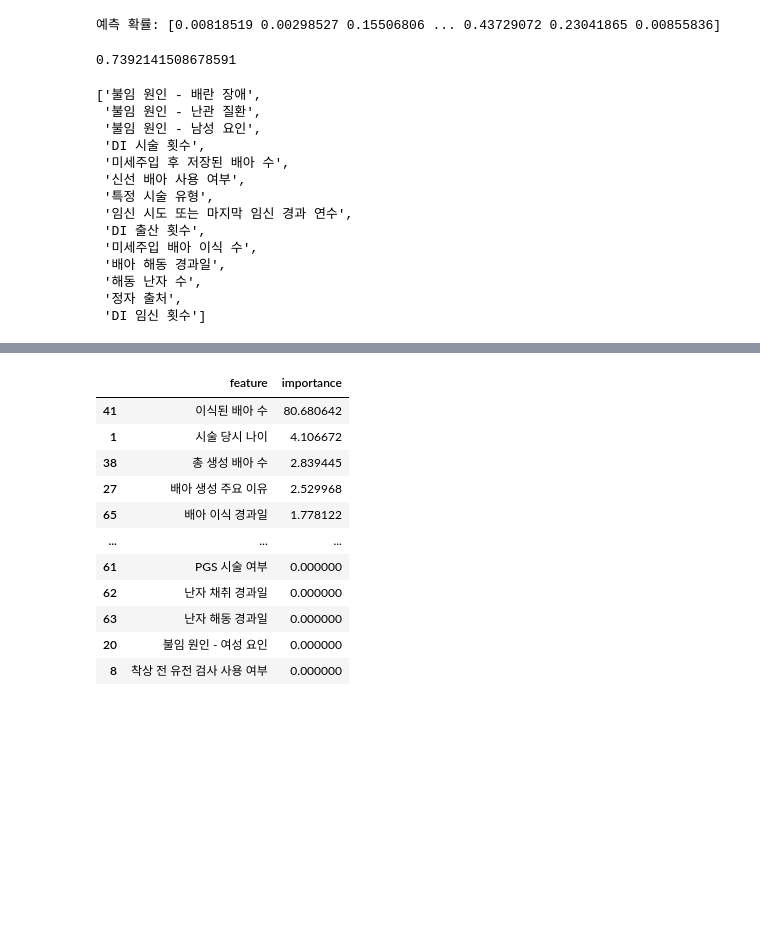
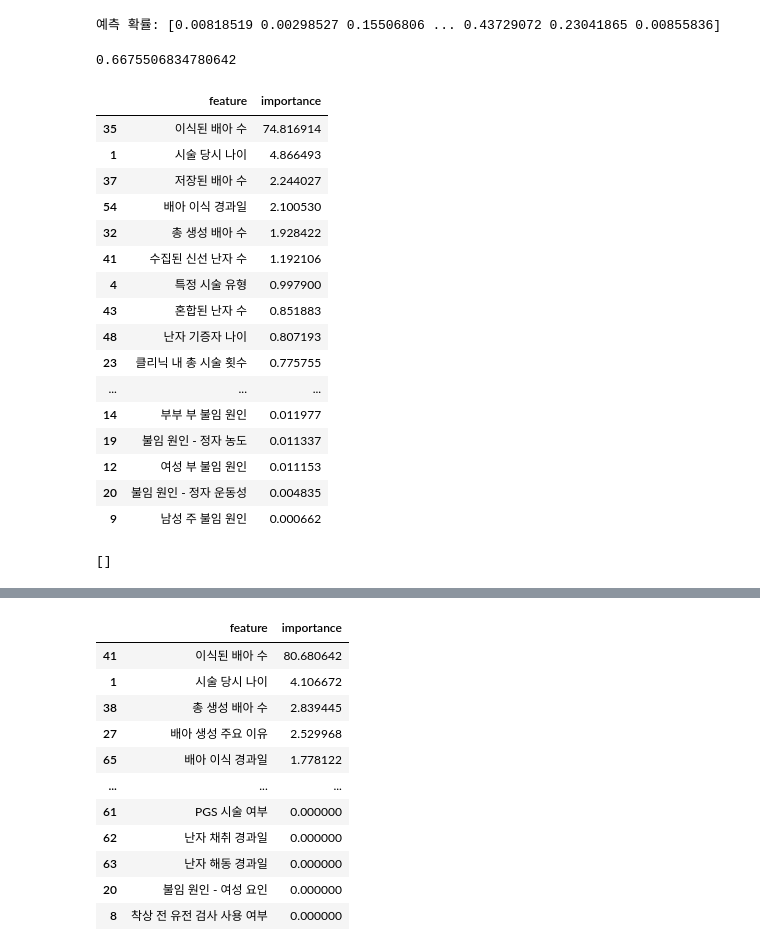
Before and after one commit to BBKN071/aimers, a Jupyter notebook: workspace/catboost_model.ipynb, the cells around one changed output, grey strips where cells are left out. Cells and saved outputs as stored; diff of their text form; code cells hidden in the pictures; blank space fills up the shorter version.

```diff
--- a/workspace/catboost_model.ipynb
+++ b/workspace/catboost_model.ipynb
@@ -258,7 +311,7 @@ sample_submission.to_csv('./submit/submit_26.csv', index=False)
 import pickle
 
 # 'model.pkl' 파일에 저장된 모델 파라미터를 불러오기
-with open('./best_params_cat_drop.pkl', 'rb') as f:
+with open('./best_params_cat_data_drop2.pkl', 'rb') as f:
     params = pickle.load(f)
 
 model = CatBoostClassifier(
@@ -270,41 +323,44 @@ model = CatBoostClassifier(
 )
 
 model.fit(
-        X_train, y_train,
-        eval_set=(X_valid, y_valid),
+        X_train_categoric, y_train,
+        eval_set=(X_valid_categoric, y_valid),
         early_stopping_rounds=20
 )
 
 importances = model.get_feature_importance()
-feature_names = X_train.columns
+feature_names = X_train_categoric.columns
 fi_df = pd.DataFrame({'feature': feature_names, 'importance': importances}).sort_values('importance', ascending=False)
 
 
-predictions = model.predict_proba(X_valid)[:, 1]
+predictions = model.predict_proba(X_valid_categoric)[:, 1]
 print(roc_auc_score(y_valid, predictions))
-# qt : 0.7392499423846555
-# ss : 0.7393680351167298
+# 0.7393
 # %% [output]
-0.7392141508678591
+0.6675506834780642
 # %%
 # 기본
-# display(fi_df)
-df_new = fi_df.loc[fi_df['importance'] < 0.1]
+display(fi_df)
+df_new = fi_df.loc[fi_df['importance'] == 0]
 display(df_new['feature'].tolist())
 # %% [output]
+|  | feature | importance |
+| 35 | 이식된 배아 수 | 74.816914 |
+| 1 | 시술 당시 나이 | 4.866493 |
+| 37 | 저장된 배아 수 | 2.244027 |
+| 54 | 배아 이식 경과일 | 2.100530 |
+| 32 | 총 생성 배아 수 | 1.928422 |
+| 41 | 수집된 신선 난자 수 | 1.192106 |
+| 4 | 특정 시술 유형 | 0.997900 |
+| 43 | 혼합된 난자 수 | 0.851883 |
+| 48 | 난자 기증자 나이 | 0.807193 |
+| 23 | 클리닉 내 총 시술 횟수 | 0.775755 |
+| ... | ... | ... |
+| 14 | 부부 부 불임 원인 | 0.011977 |
+| 19 | 불임 원인 - 정자 농도 | 0.011337 |
+| 12 | 여성 부 불임 원인 | 0.011153 |
+| 20 | 불임 원인 - 정자 운동성 | 0.004835 |
+| 9 | 남성 주 불임 원인 | 0.000662 |
-['불임 원인 - 배란 장애',
- '불임 원인 - 난관 질환',
- '불임 원인 - 남성 요인',
- 'DI 시술 횟수',
- '미세주입 후 저장된 배아 수',
- '신선 배아 사용 여부',
- '특정 시술 유형',
- '임신 시도 또는 마지막 임신 경과 연수',
- 'DI 출산 횟수',
- '미세주입 배아 이식 수',
- '배아 해동 경과일',
- '해동 난자 수',
- '정자 출처',
- 'DI 임신 횟수']
+[]
 # %%
 # 기본
```
Also changed, not shown: parts of 9 cells of this notebook, 29 other files.
